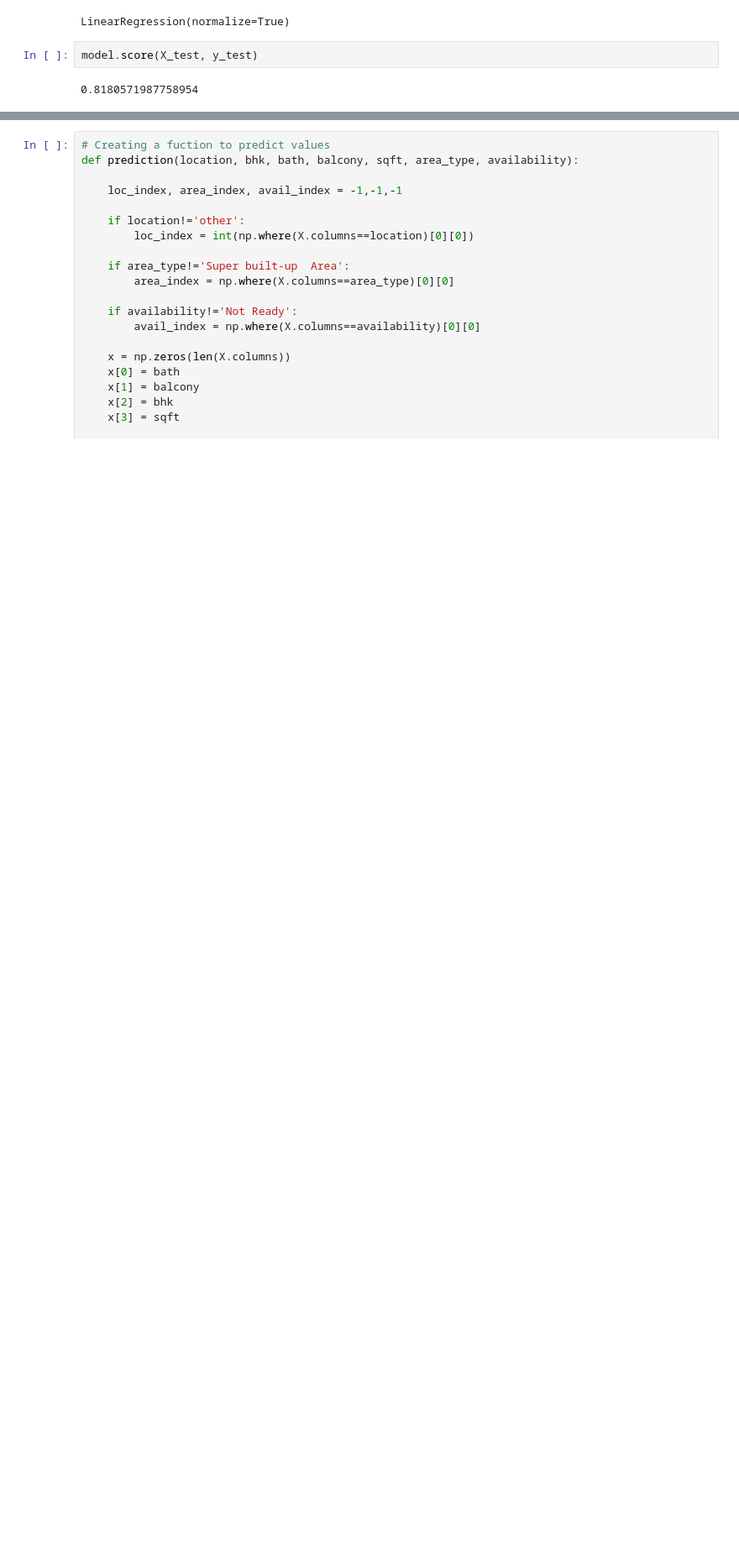
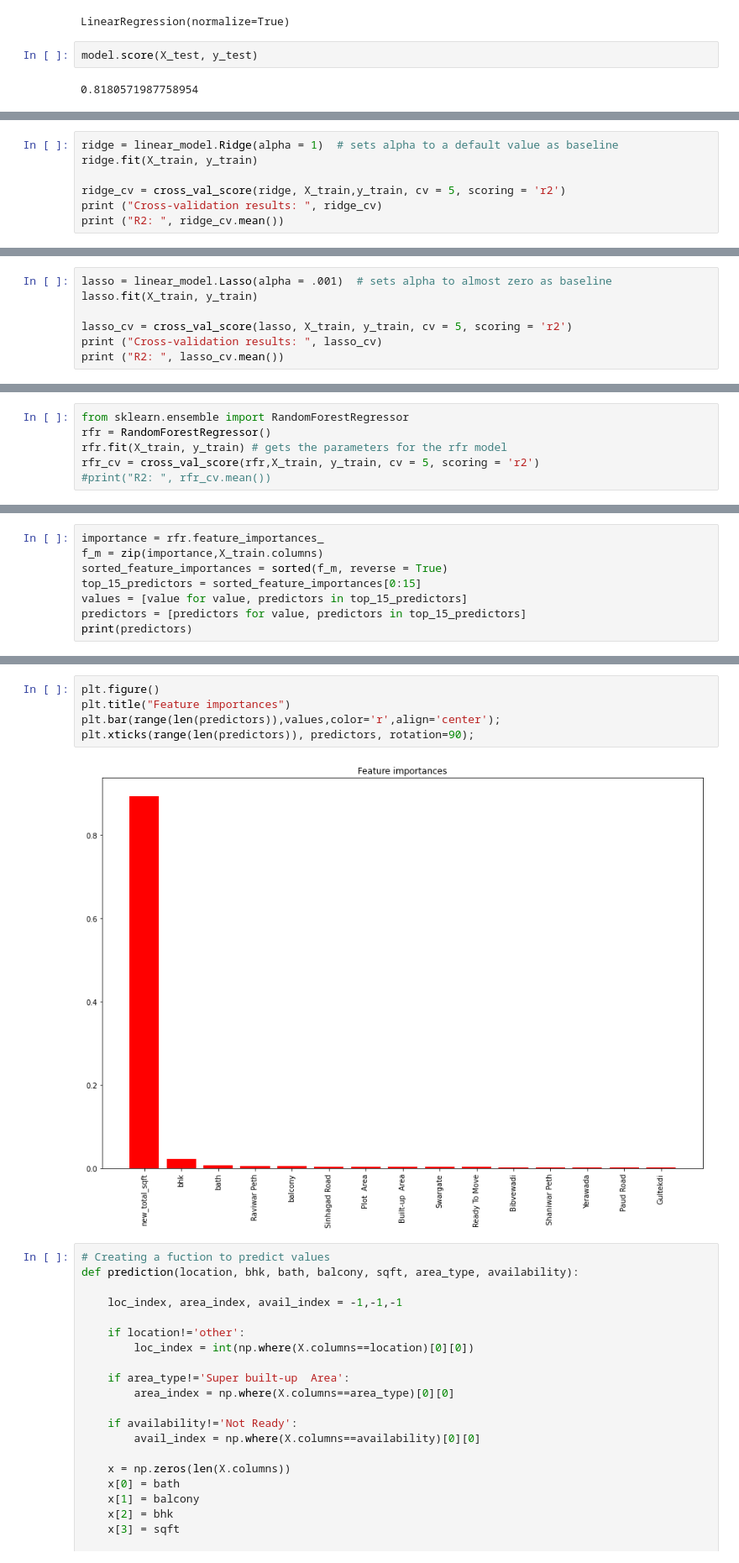
Before and after one commit to omkarraut123/House-prices-prediction, a Jupyter notebook: House_Price_Prediction.ipynb, the cells around one changed output, grey strips where cells are left out. Shown at 84% size. Cells and saved outputs as stored; diff of their text form; blank space fills up the shorter version.

```diff
--- a/House_Price_Prediction.ipynb
+++ b/House_Price_Prediction.ipynb
@@ -595,0 +620,7 @@ model.score(X_test, y_test)
+# %%
+ridge = linear_model.Ridge(alpha = 1)  # sets alpha to a default value as baseline
+ridge.fit(X_train, y_train)
+
+ridge_cv = cross_val_score(ridge, X_train,y_train, cv = 5, scoring = 'r2')
+print ("Cross-validation results: ", ridge_cv)
+print ("R2: ", ridge_cv.mean())
@@ -595,0 +632,7 @@ model.score(X_test, y_test)
+# %%
+lasso = linear_model.Lasso(alpha = .001)  # sets alpha to almost zero as baseline
+lasso.fit(X_train, y_train)
+
+lasso_cv = cross_val_score(lasso, X_train, y_train, cv = 5, scoring = 'r2')
+print ("Cross-validation results: ", lasso_cv)
+print ("R2: ", lasso_cv.mean())
@@ -595,0 +642,6 @@ model.score(X_test, y_test)
+# %%
+from sklearn.ensemble import RandomForestRegressor
+rfr = RandomForestRegressor()
+rfr.fit(X_train, y_train) # gets the parameters for the rfr model
+rfr_cv = cross_val_score(rfr,X_train, y_train, cv = 5, scoring = 'r2')
+#print("R2: ", rfr_cv.mean())
@@ -595,0 +654,8 @@ model.score(X_test, y_test)
+# %%
+importance = rfr.feature_importances_
+f_m = zip(importance,X_train.columns)
+sorted_feature_importances = sorted(f_m, reverse = True)
+top_15_predictors = sorted_feature_importances[0:15]
+values = [value for value, predictors in top_15_predictors]
+predictors = [predictors for value, predictors in top_15_predictors]
+print(predictors)
@@ -596,3 +664,10 @@ model.score(X_test, y_test)
+# %%
+plt.figure()
+plt.title("Feature importances")
+plt.bar(range(len(predictors)),values,color='r',align='center');
+plt.xticks(range(len(predictors)), predictors, rotation=90);
+# %% [output]
+[figure, added]
 # %%
 # Creating a fuction to predict values
 def prediction(location, bhk, bath, balcony, sqft, area_type, availability):
```
Also changed, not shown: parts of 14 cells of this notebook.
